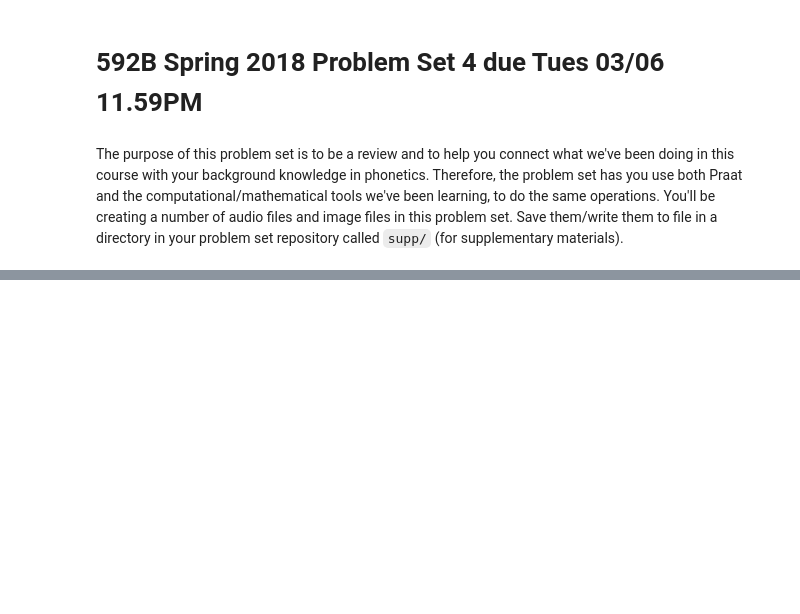
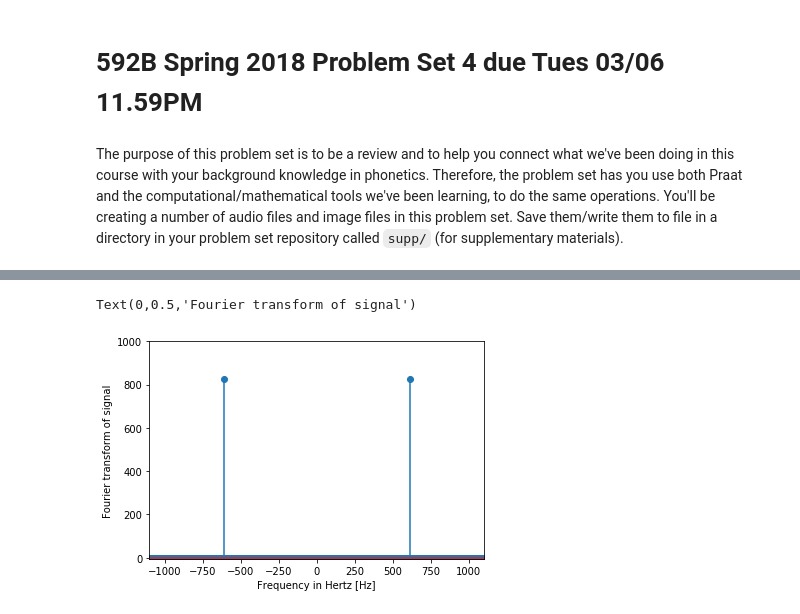
Before and after one commit to ling592b/592B_PS4-krismyu, a Jupyter notebook: 592B Spring 2018 Problem Set 4.ipynb, the cells around one changed output, grey strips where cells are left out. Saved outputs shown, nothing was run; the diff lists cells and outputs as text; code cells hidden in the pictures; blank space fills up the shorter version.

```diff
--- a/592B Spring 2018 Problem Set 4.ipynb
+++ b/592B Spring 2018 Problem Set 4.ipynb
@@ -34,0 +155,16 @@ from IPython.display import Audio, display
+# %%
+fft_f1 = fftpack.fft(f1)
+freqs = fftpack.fftfreq(len(t)) * fs
+
+fig, ax = plt.subplots()
+
+ax.stem(freqs, np.abs(fft_f1))
+ax.set_xlabel('Frequency in Hertz [Hz]')
+ax.set_ylabel('Magnitude')
+ax.set_xlim(-fs/2, fs/2)
+#ax.set_xlim(-700, 700)
+ax.set_ylim(-5, 1000)
+ax.set_ylabel('Fourier transform of signal')
+# %% [output]
+Text(0,0.5,'Fourier transform of signal')
+[figure, added]
```
Also changed, not shown: parts of 30 cells of this notebook, 15 other files.
